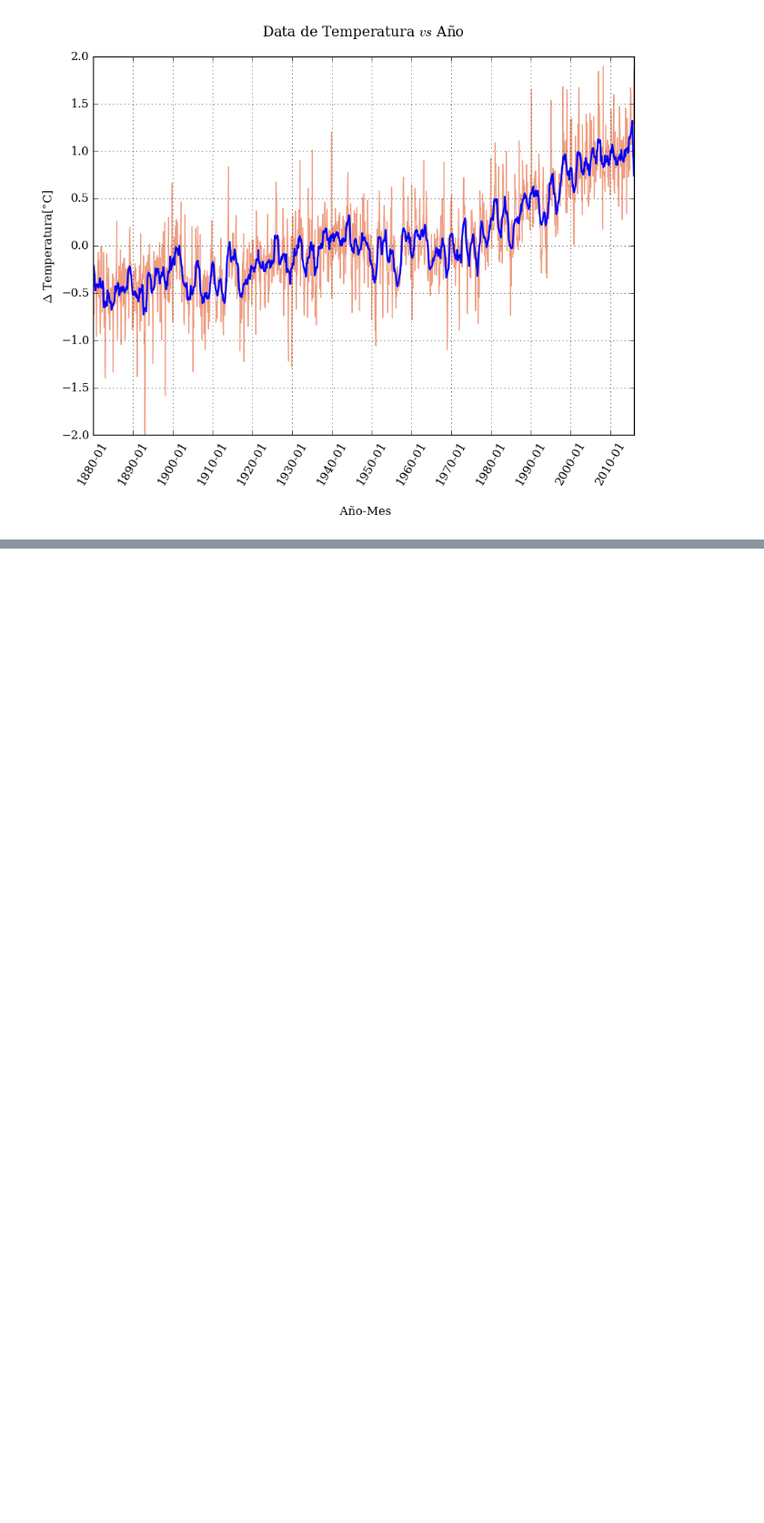
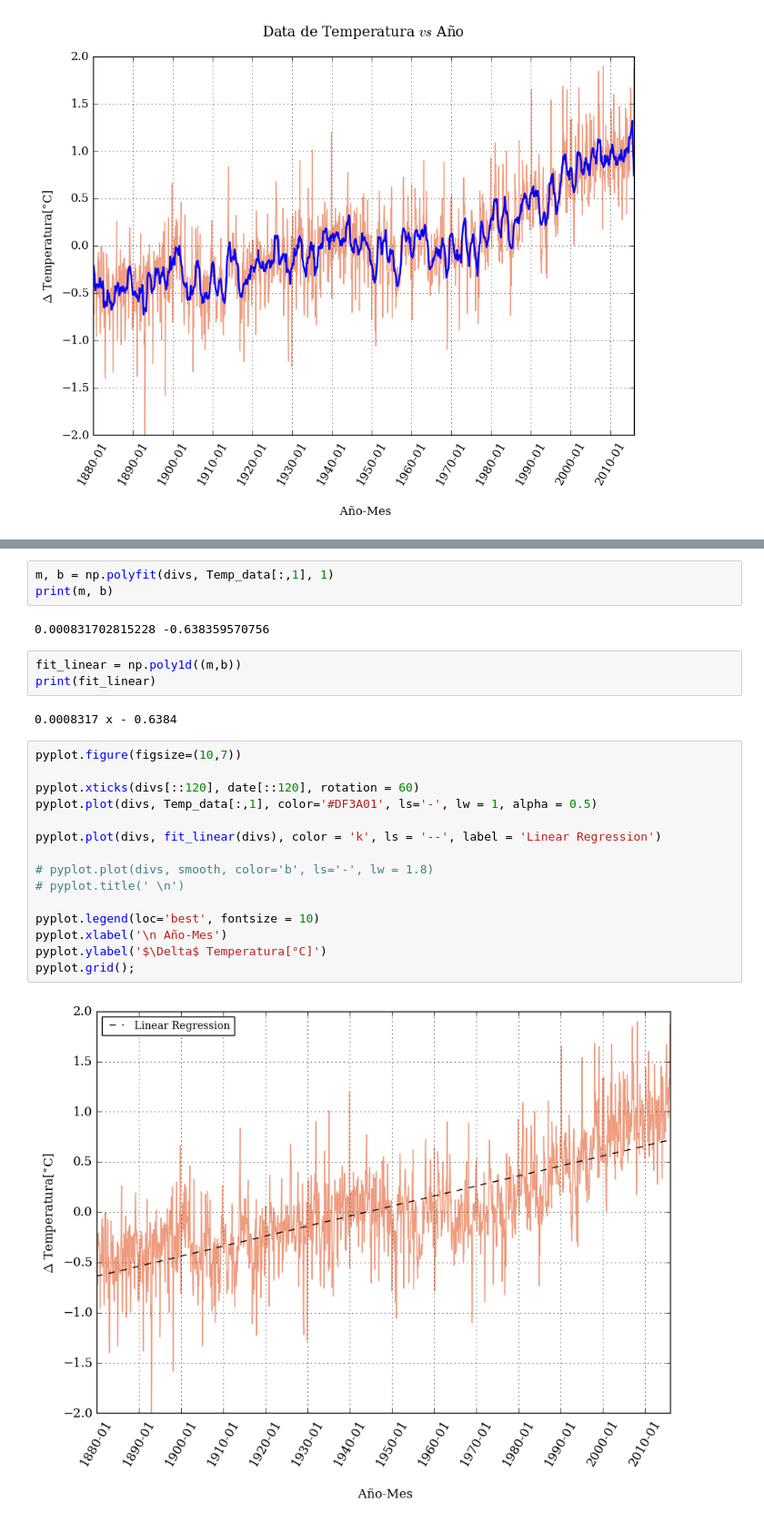
Before and after one commit to ThaNikkitz/notebooks, a Jupyter notebook: Playing_around_with_Python.ipynb, the cells around one changed output, grey strips where cells are left out. Shown at 91% size. Saved outputs shown, nothing was run; the diff lists cells and outputs as text; blank space fills up the shorter version.

Commit message:
Regresión lineal aplicada a la data de anomalías de temperatura

```diff
--- a/Playing_around_with_Python.ipynb
+++ b/Playing_around_with_Python.ipynb
@@ -207,0 +211,27 @@ pyplot.grid();
+# %%
+m, b = np.polyfit(divs, Temp_data[:,1], 1)
+print(m, b)
+# %% [output]
+0.000831702815228 -0.638359570756
+# %%
+fit_linear = np.poly1d((m,b))
+print(fit_linear)
+# %% [output]
+0.0008317 x - 0.6384
+# %%
+pyplot.figure(figsize=(10,7))
+
+pyplot.xticks(divs[::120], date[::120], rotation = 60)
+pyplot.plot(divs, Temp_data[:,1], color='#DF3A01', ls='-', lw = 1, alpha = 0.5)
+
+pyplot.plot(divs, fit_linear(divs), color = 'k', ls = '--', label = 'Linear Regression')
+
+# pyplot.plot(divs, smooth, color='b', ls='-', lw = 1.8)
+# pyplot.title(' \n')
+
+pyplot.legend(loc='best', fontsize = 10)
+pyplot.xlabel('\n Año-Mes')
+pyplot.ylabel('$\Delta$ Temperatura[°C]')
+pyplot.grid();
+# %% [output]
+[figure, added]
```
Also changed, not shown: parts of 1 cell of this notebook.
